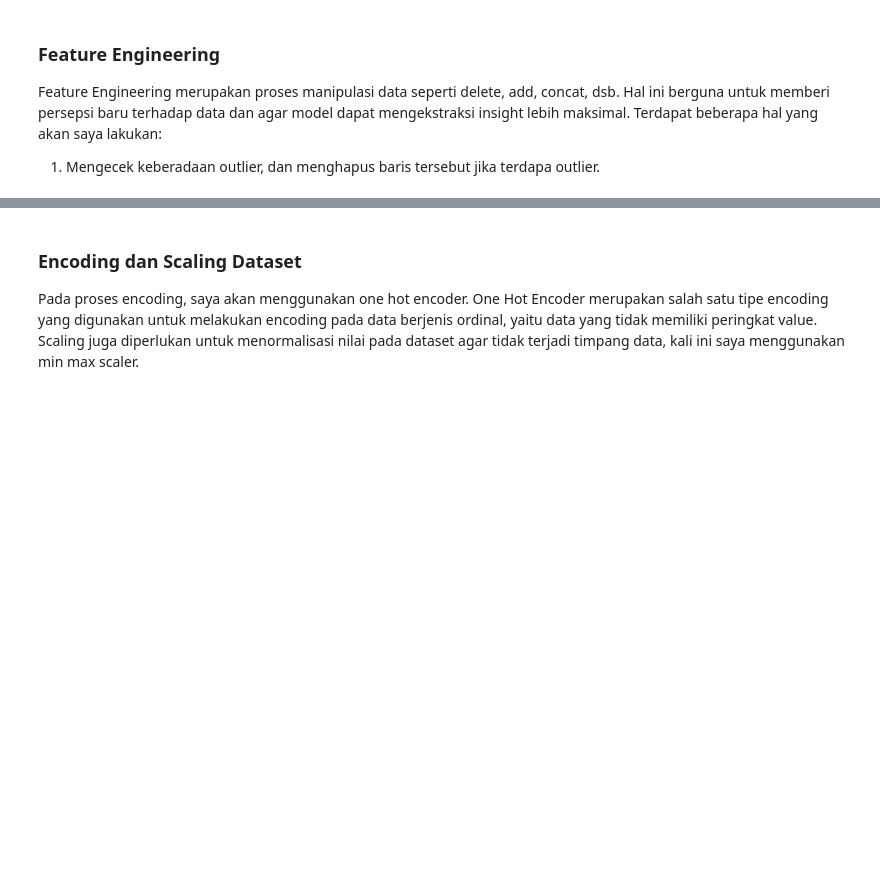
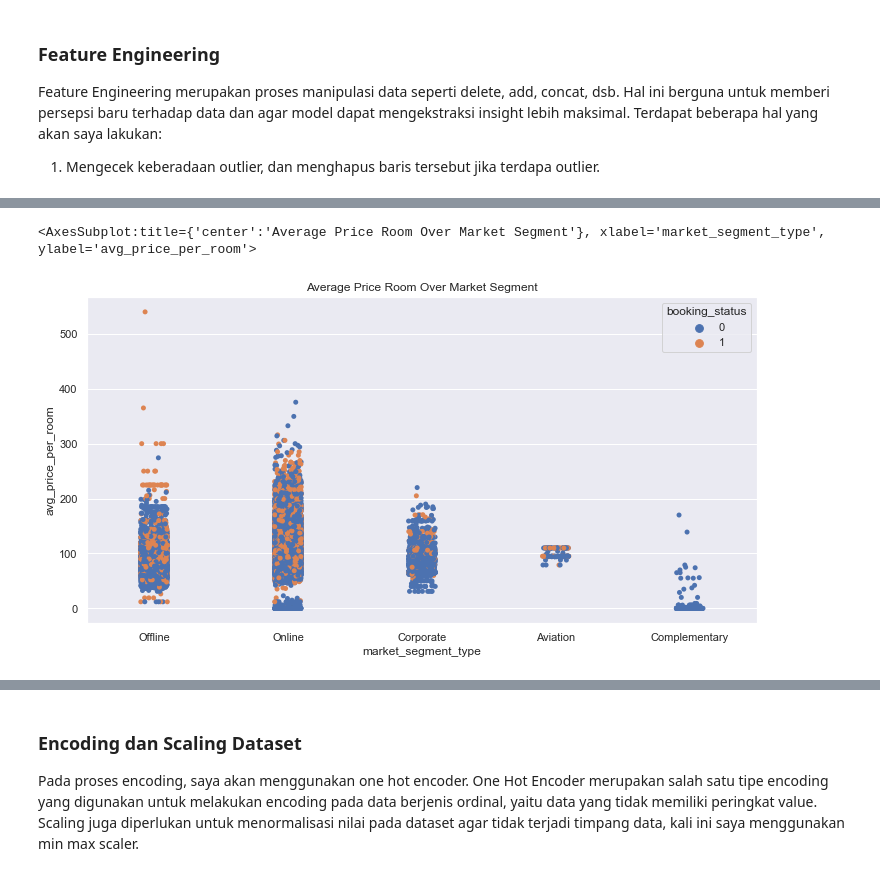
Before and after one commit to rarmnsyah/DATASCIENCE, a Jupyter notebook: Hoter Reservation (Yes) Predict/main.ipynb, the cells around one changed output, grey strips where cells are left out. Drawn from its saved outputs; the diff is of its cells as text; code cells hidden in the pictures; blank space fills up the shorter version.

```diff
--- a/Hoter Reservation (Yes) Predict/main.ipynb
+++ b/Hoter Reservation (Yes) Predict/main.ipynb
@@ -112,0 +116,7 @@ sns.boxplot(data = df, x = 'avg_price_per_room', ax = ax[1])
+# %%
+plt.figure(figsize = (12, 6))
+plt.title('Average Price Room Over Market Segment')
+sns.stripplot(data = df, y = 'avg_price_per_room', x = 'market_segment_type', hue = 'booking_status')
+# %% [output]
+<AxesSubplot:title={'center':'Average Price Room Over Market Segment'}, xlabel='market_segment_type', ylabel='avg_price_per_room'>
+[figure, added]
```
Also changed, not shown: parts of 15 cells of this notebook.
